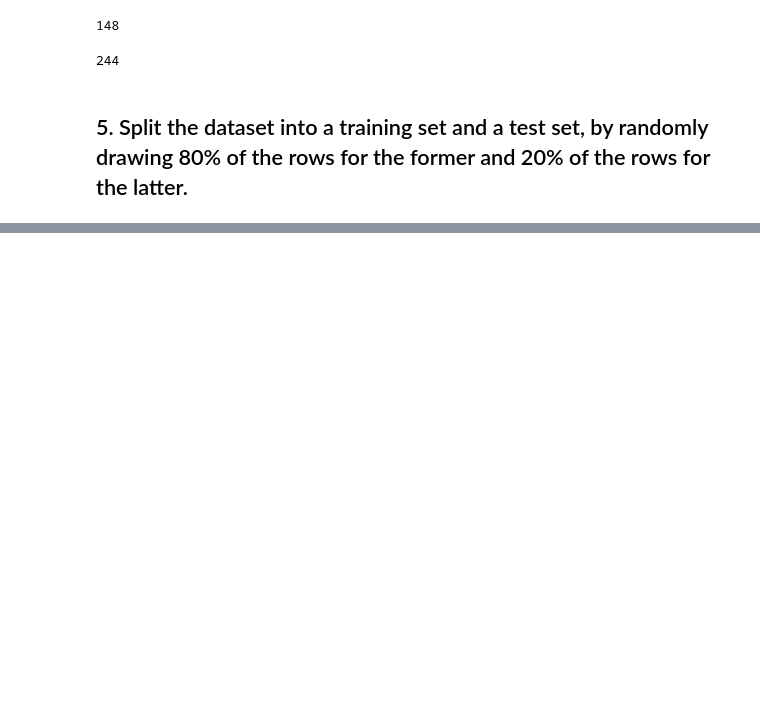
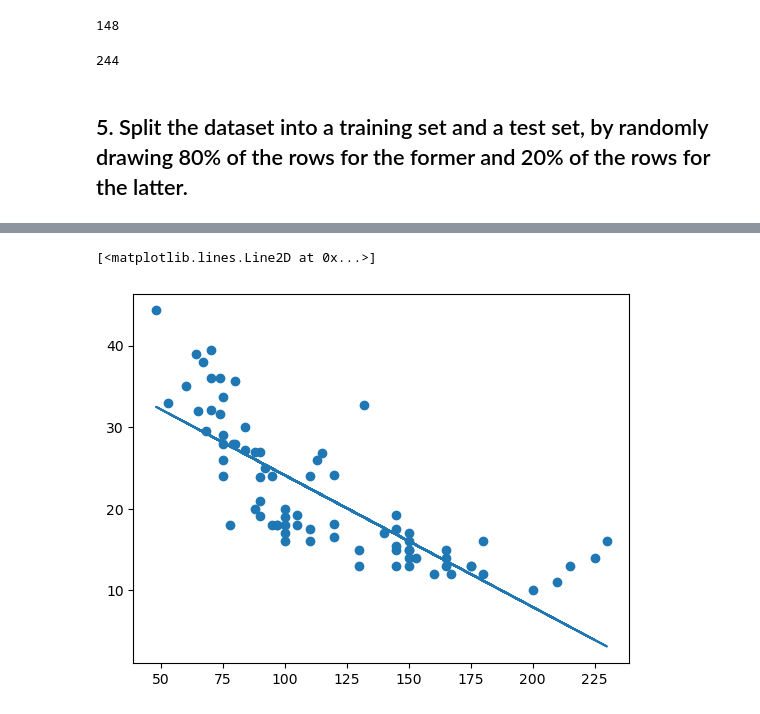
Before and after one commit to qiqin4/PSY9511, a Jupyter notebook: Assignment2.ipynb, the cells around one changed output, grey strips where cells are left out. Cells and saved outputs as stored; diff of their text form; code cells hidden in the pictures; blank space fills up the shorter version.

```diff
--- a/Assignment2.ipynb
+++ b/Assignment2.ipynb
@@ -110,0 +184,4 @@ len(Auto[Auto['muscle'] == 0])
+# %%
+# extacting training and test set via function
+from sklearn.model_selection import train_test_split
+training_set, test_set = train_test_split(Auto, test_size=0.2, random_state=1111)
@@ -110,0 +223,4 @@ len(Auto[Auto['muscle'] == 0])
+# %%
+from sklearn.linear_model import LinearRegression
+linear_model = LinearRegression()
+linear_model.fit(training_set[['horsepower']],training_set[['mpg']])
@@ -110,0 +231,7 @@ len(Auto[Auto['muscle'] == 0])
+# %%
+import matplotlib.pyplot as plt
+plt.scatter(test_set[['horsepower']], test_set[['mpg']])
+plt.plot(test_set[['horsepower']], linear_model.predict(test_set[['horsepower']]))
+# %% [output]
+[<matplotlib.lines.Line2D at 0x...>]
+[figure, added]
```
Also changed, not shown: parts of 47 cells of this notebook, 3 other files.
